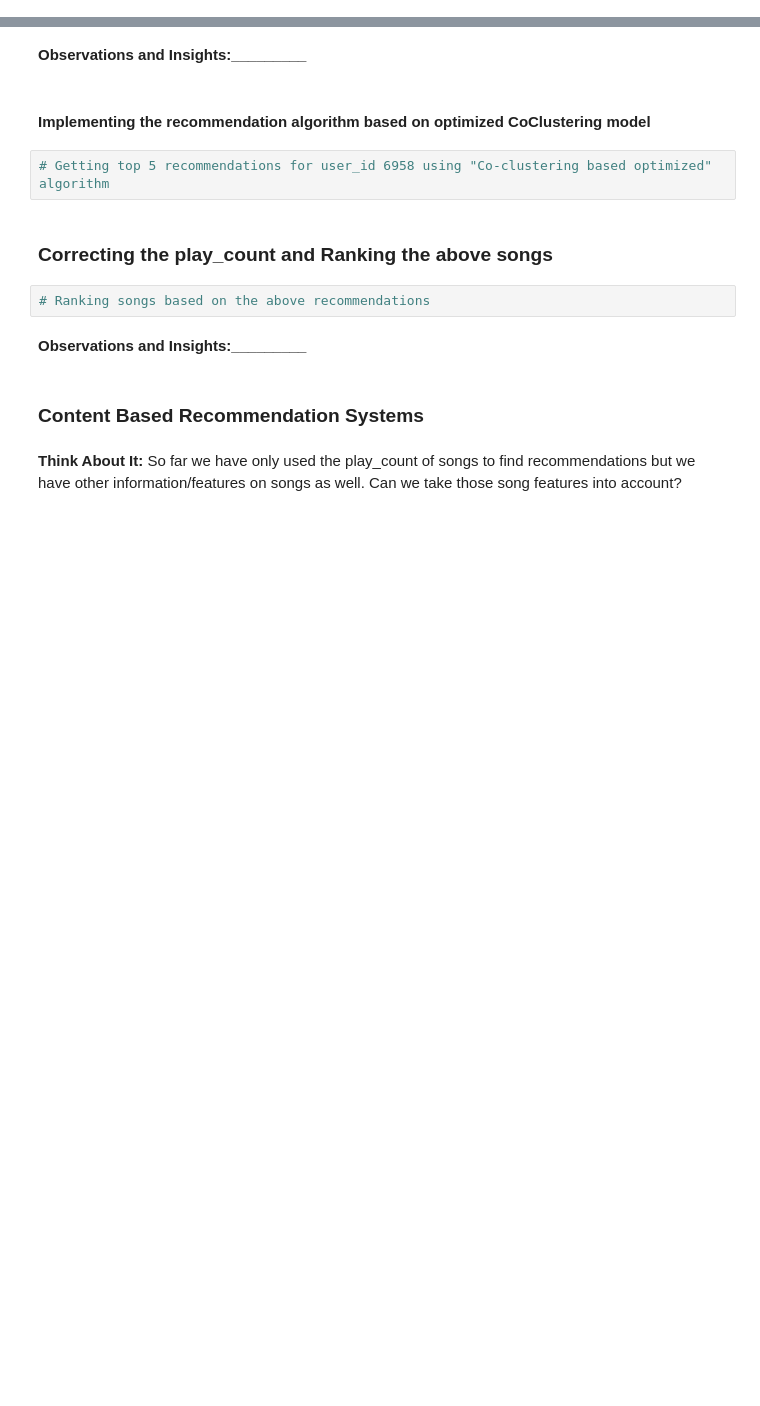
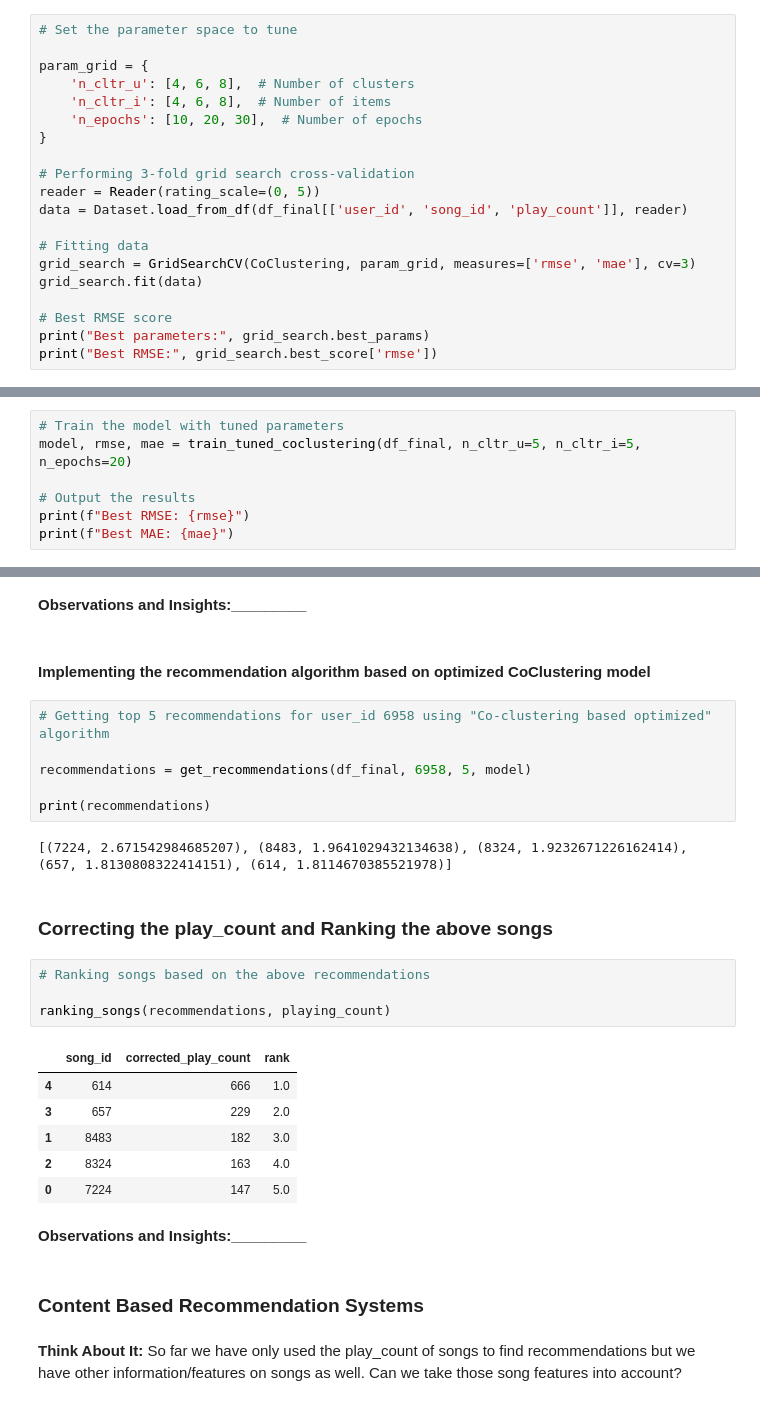
Before and after one commit to AMassani/Angular.Project1, a Jupyter notebook: Milestone_Music_Recommendation_System_Full_Code.ipynb, the cells around one changed output, grey strips where cells are left out. Cells and saved outputs as stored; diff of their text form; blank space fills up the shorter version.

```diff
--- a/Milestone_Music_Recommendation_System_Full_Code.ipynb
+++ b/Milestone_Music_Recommendation_System_Full_Code.ipynb
@@ -1347,0 +1530,20 @@ In **clustering-based recommendation systems**, we explore the **similarities an
+# %%
+# Set the parameter space to tune
+
+param_grid = {
+    'n_cltr_u': [4, 6, 8],  # Number of clusters
+    'n_cltr_i': [4, 6, 8],  # Number of items
+    'n_epochs': [10, 20, 30],  # Number of epochs
+}
+
+# Performing 3-fold grid search cross-validation
+reader = Reader(rating_scale=(0, 5))
+data = Dataset.load_from_df(df_final[['user_id', 'song_id', 'play_count']], reader)
+
+# Fitting data
+grid_search = GridSearchCV(CoClustering, param_grid, measures=['rmse', 'mae'], cv=3)
+grid_search.fit(data)
+
+# Best RMSE score
+print("Best parameters:", grid_search.best_params)
+print("Best RMSE:", grid_search.best_score['rmse'])
@@ -1355,0 +1609,7 @@ In **clustering-based recommendation systems**, we explore the **similarities an
+# %%
+# Train the model with tuned parameters
+model, rmse, mae = train_tuned_coclustering(df_final, n_cltr_u=5, n_cltr_i=5, n_epochs=20)
+
+# Output the results
+print(f"Best RMSE: {rmse}")
+print(f"Best MAE: {mae}")
@@ -1361,10 +1680,25 @@ In **clustering-based recommendation systems**, we explore the **similarities an
 #### Implementing the recommendation algorithm based on optimized CoClustering model
 # %%
 # Getting top 5 recommendations for user_id 6958 using "Co-clustering based optimized" algorithm
+
+recommendations = get_recommendations(df_final, 6958, 5, model)
+
+print(recommendations)
+# %% [output]
+[(7224, 2.671542984685207), (8483, 1.9641029432134638), (8324, 1.9232671226162414), (657, 1.8130808322414151), (614, 1.8114670385521978)]
 # %% [markdown]
 ### Correcting the play_count and Ranking the above songs
 # %%
 # Ranking songs based on the above recommendations
+
+ranking_songs(recommendations, playing_count)
+# %% [output]
+|  | song_id | corrected_play_count | rank |
+| 4 | 614 | 666 | 1.0 |
+| 3 | 657 | 229 | 2.0 |
+| 1 | 8483 | 182 | 3.0 |
+| 2 | 8324 | 163 | 4.0 |
+| 0 | 7224 | 147 | 5.0 |
 # %% [markdown]
 **Observations and Insights:_________**
 # %% [markdown]
```
Also changed, not shown: parts of 36 cells of this notebook.
